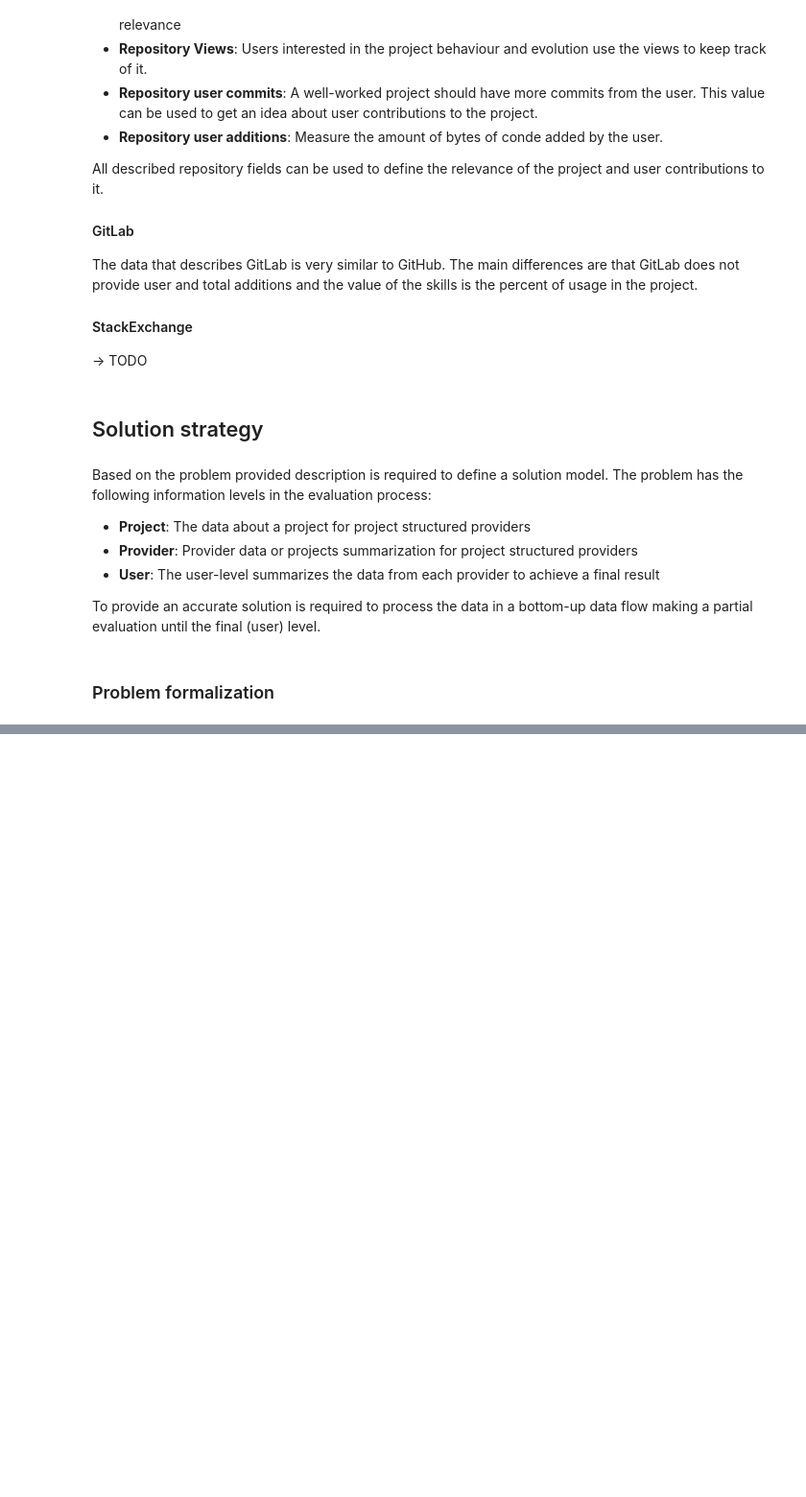
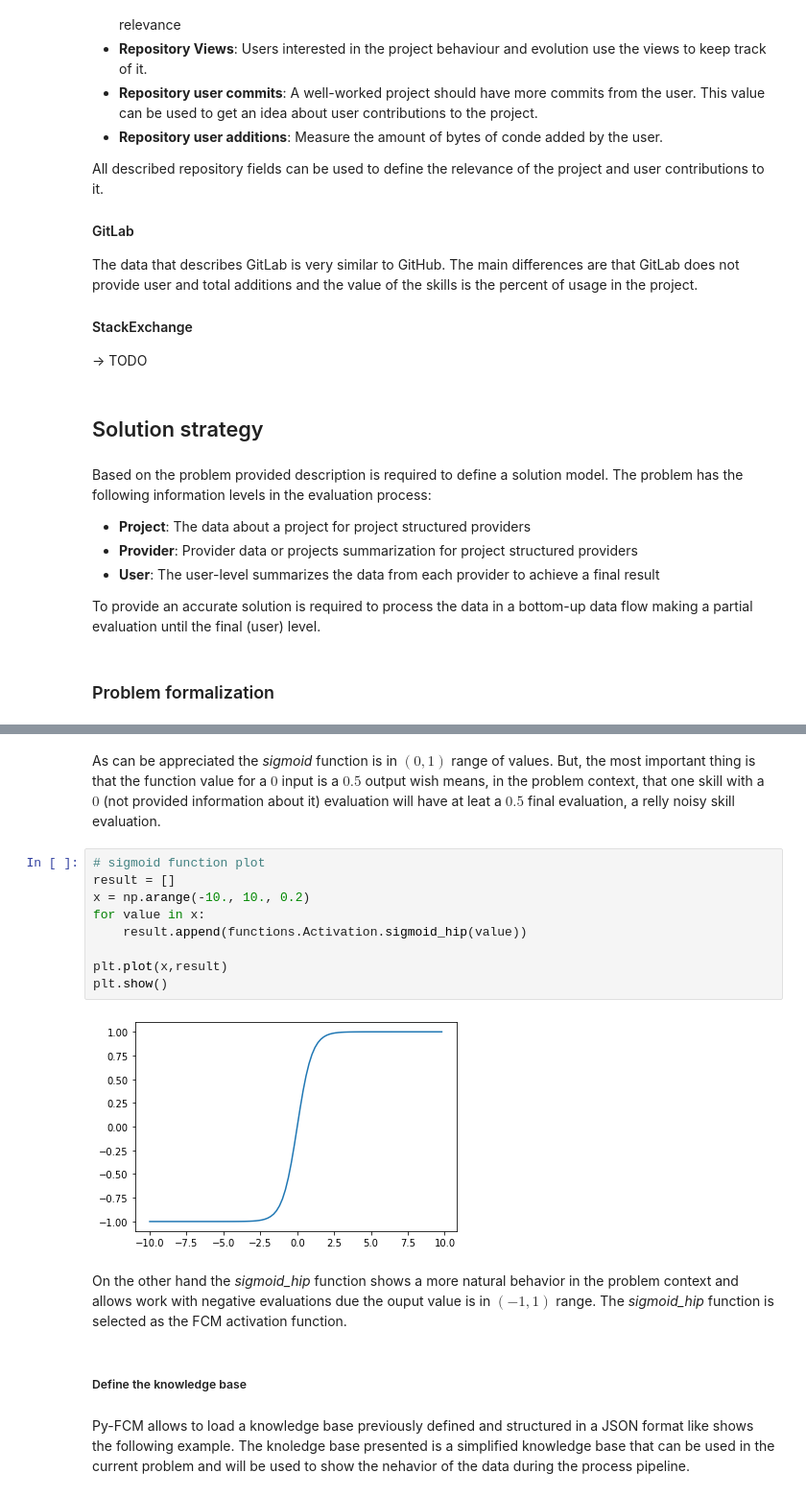
Before and after one commit to J41R0/ce.skills.evaluator, a Jupyter notebook: doc/Math model.ipynb, the cells around one changed output, grey strips where cells are left out. Shown at 96% size. Saved outputs shown, nothing was run; the diff lists cells and outputs as text; blank space fills up the shorter version.

Commit message:
Add Processing model subsection

```diff
--- a/doc/Math model.ipynb
+++ b/doc/Math model.ipynb
@@ -325,0 +378,19 @@ In the current problem context, the FCM will represent the skills as the map con
+# %% [markdown]
+As can be appreciated the *sigmoid* function is in $(0,1)$ range of values. But, the most important thing is that the function value for a $0$ input is a $0.5$ output wish means, in the problem context, that one skill with a $0$ (not provided information about it) evaluation will have at leat a $0.5$ final evaluation, a relly noisy skill evaluation.
+# %%
+# sigmoid function plot
+result = []
+x = np.arange(-10., 10., 0.2)
+for value in x:
+    result.append(functions.Activation.sigmoid_hip(value))
+
+plt.plot(x,result)
+plt.show()
+# %% [output]
+[figure, added]
+# %% [markdown]
+On the other hand the *sigmoid_hip* function shows a more natural behavior in the problem context and allows work with negative evaluations due the ouput value is in $(-1,1)$ range. The *sigmoid_hip* function is selected as the FCM activation function.
+# %% [markdown]
+##### Define the knowledge base
+# %% [markdown]
+Py-FCM allows to load a knowledge base previously defined and structured in a JSON format like shows the following example. The knoledge base presented is a simplified knowledge base that can be used in the current problem and will be used to show the nehavior of the data during the process pipeline.
```
Also changed, not shown: parts of 11 cells of this notebook.
